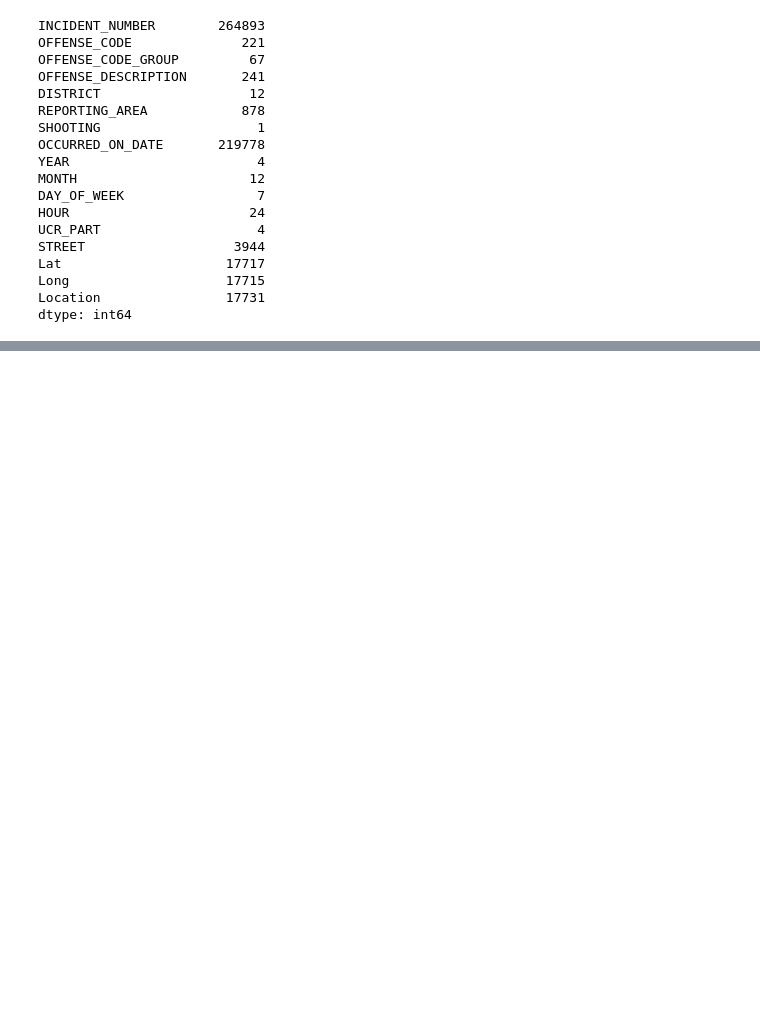
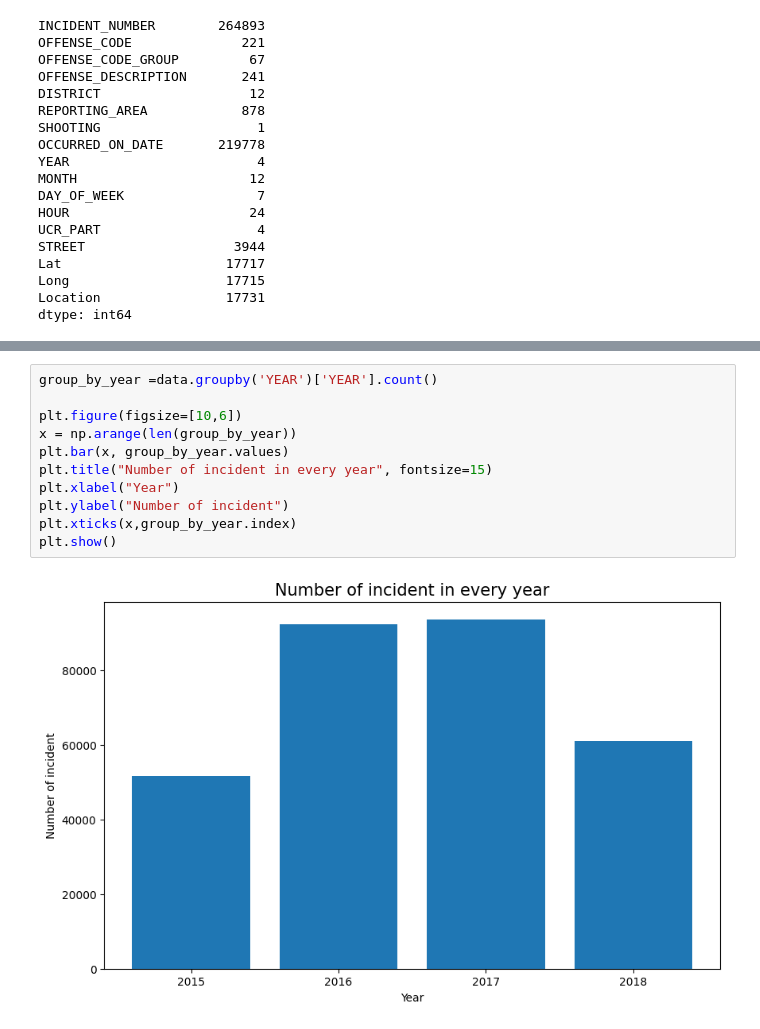
Before and after one commit to anass1209/Data_analytics_Project, a Jupyter notebook: data exploration.ipynb, the cells around one changed output, grey strips where cells are left out. Cells and saved outputs as stored; diff of their text form; blank space fills up the shorter version.

```diff
--- a/data exploration.ipynb
+++ b/data exploration.ipynb
@@ -240,0 +278,13 @@ dtype: int64
+# %%
+group_by_year =data.groupby('YEAR')['YEAR'].count()
+
+plt.figure(figsize=[10,6])
+x = np.arange(len(group_by_year))
+plt.bar(x, group_by_year.values)
+plt.title("Number of incident in every year", fontsize=15)
+plt.xlabel("Year")
+plt.ylabel("Number of incident")
+plt.xticks(x,group_by_year.index)
+plt.show()
+# %% [output]
+[figure, added]
```
Also changed, not shown: parts of 15 cells of this notebook, 1 other file.
